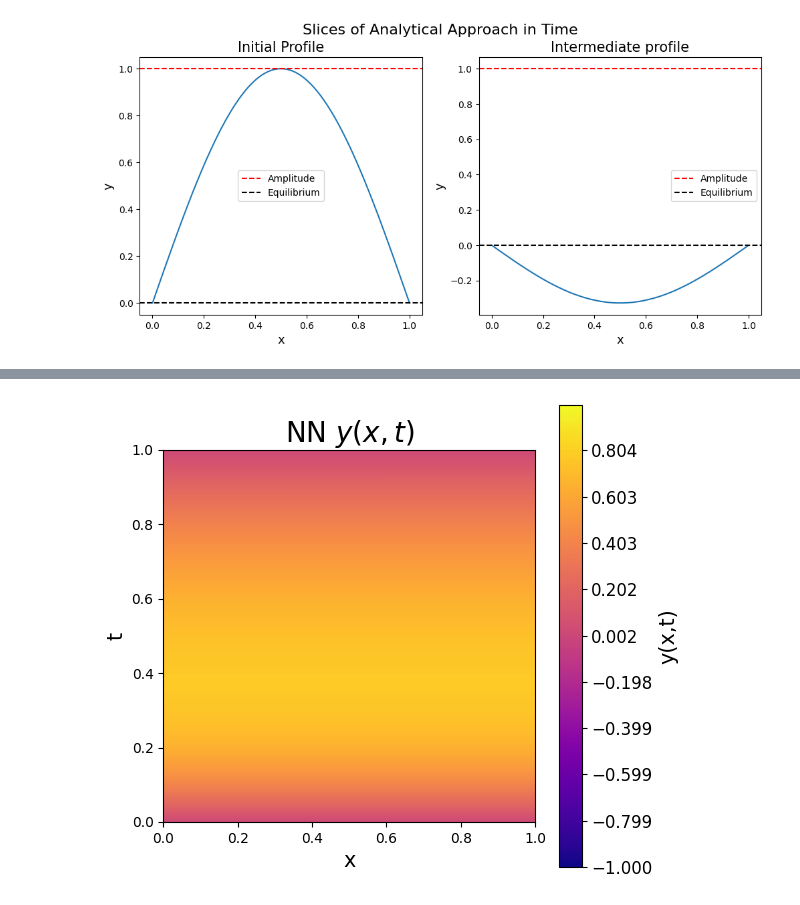
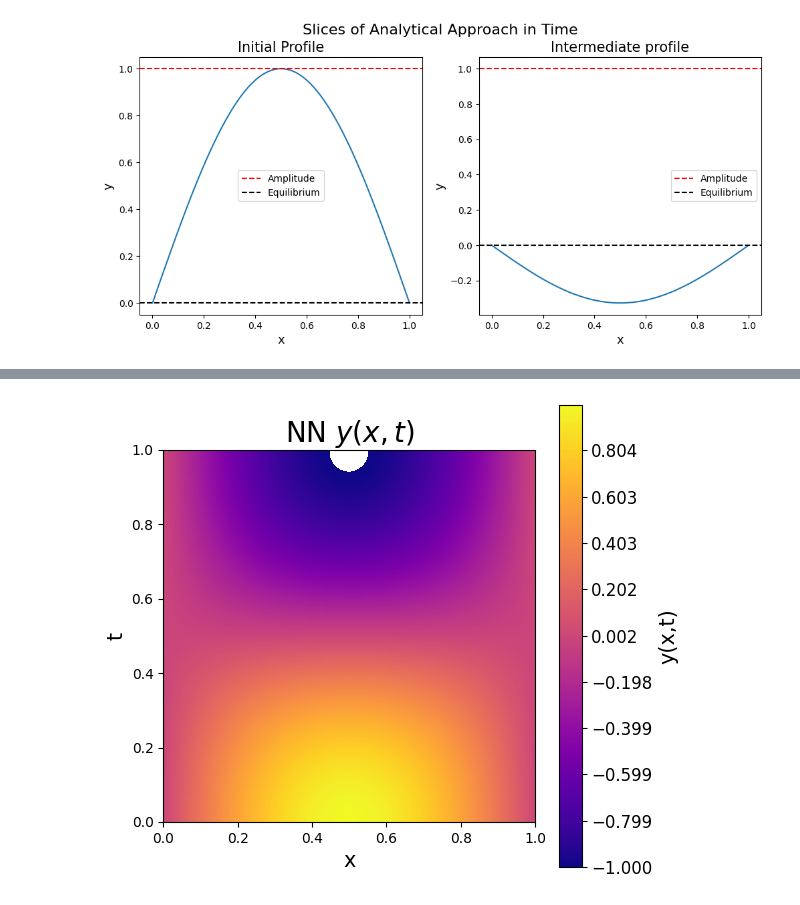
Before and after one commit to dakeerie/MSci-Project, a Jupyter notebook: y(x,t) Oscillator.ipynb, the cells around one changed output, grey strips where cells are left out. Drawn from its saved outputs; the diff is of its cells as text; code cells hidden in the pictures.

Commit message:
Code now seems to work well however, there seems to be some some issue with the t = 1, x = 0.5 (string midpoint) region of the graph

```diff
--- a/y(x,t) Oscillator.ipynb
+++ b/y(x,t) Oscillator.ipynb
@@ -130,10 +130,10 @@ y_IC_target = t.tensor(y_IC_target, dtype = t.float32).reshape(-1, 1)
 
 #Define loss and optimiser
 learning_rate = 1e-3
-model = Model(2, 1, 32, num_hidden_layers = 3)
+model = Model(2, 1, 32)
 optimiser = optim.Adam(model.parameters(), lr = learning_rate)
 
-number_iterations = 10000
+number_iterations = 5000
 for epoch in range(number_iterations):
     optimiser.zero_grad()
 
@@ -157,7 +157,7 @@ for epoch in range(number_iterations):
 
     loss_physics = t.mean((d2ydt2 - c**2*d2ydx2)**2)
 
-    loss = 1e-4*loss_BC1 + 1e-4*loss_BC2 + loss_dyIC + loss_physics + 1e-5*loss_yIC
+    loss = loss_BC1 + loss_BC2 + loss_dyIC + loss_physics + loss_yIC
     loss.backward()
     optimiser.step()
 
@@ -185,18 +190,19 @@ Epoch: 1000 / 10000. Total loss: 4.7570e-06,
 # %%
 y_nn = model(tx)
-y_nn = y_nn.reshape(-1, 100).detach().numpy()
+y_nn = y_nn.reshape(100, -1).detach().numpy()
+y_nn = y_nn.transpose()
 
 plt.figure(figsize=(6, 6))
 plt.contourf(space, time, y_nn, levels=np.linspace(np.min(y_analytical),np.max(y_analytical),500), cmap=plt.cm.plasma)
 plt.xlabel('x', fontsize = 15)
 plt.ylabel('t', fontsize = 15)
 plt.title(r'NN $y(x,t)$', fontsize = 20)
 cbar=plt.colorbar()
 cbar.ax.tick_params(labelsize = 12)
 cbar.set_label(label='y(x,t)', size=15)
 ax = plt.gca()
 ax.set_aspect('equal', adjustable='box')
 
 plt.show()
 # %% [output]
-[figure, old version]
+[figure, new version]
```
Also changed, not shown: parts of 1 cell of this notebook.
